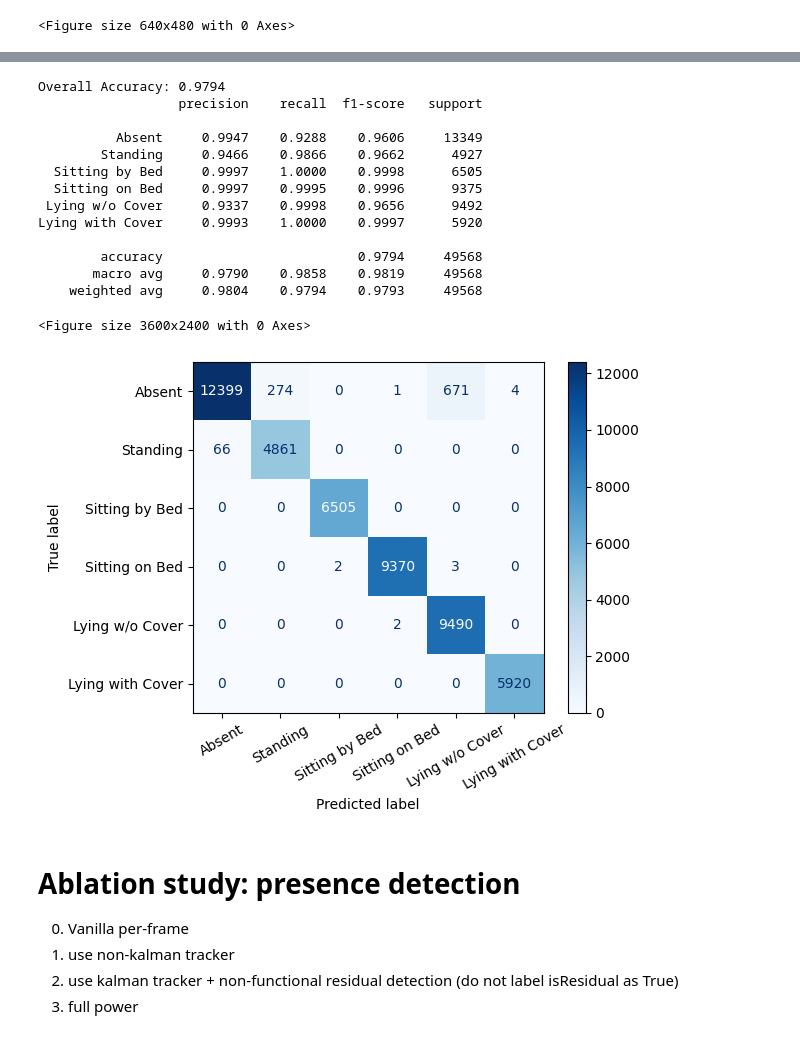
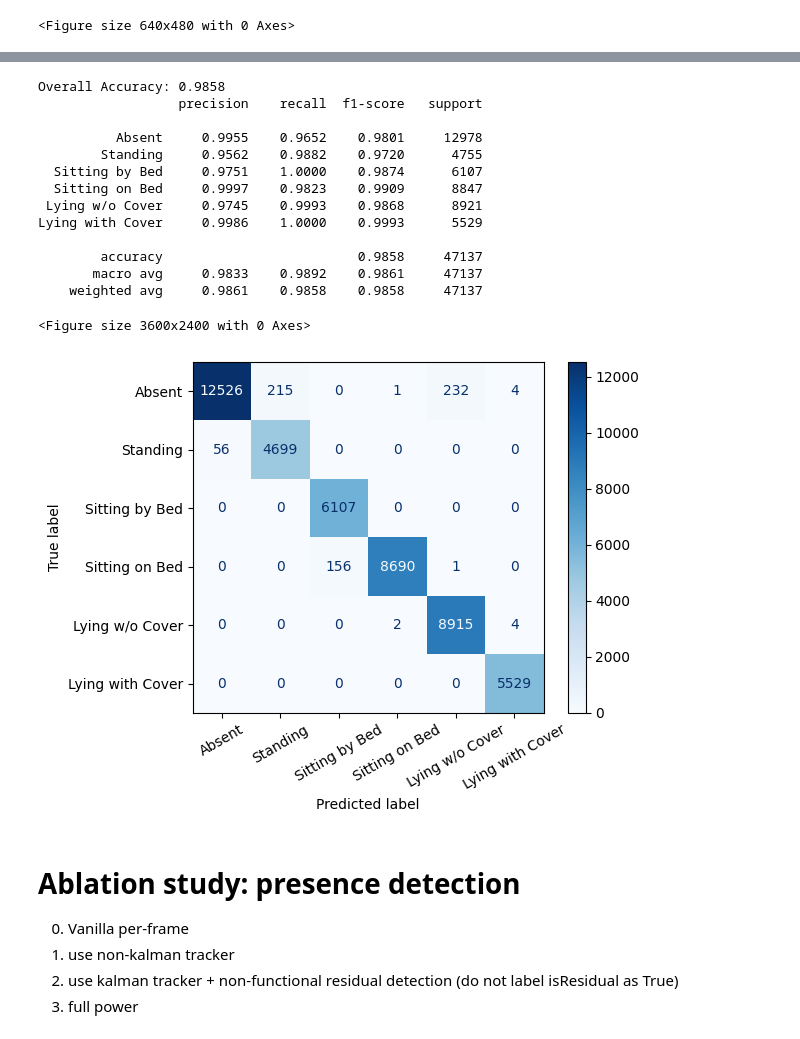
Before and after one commit to Myrmecos/FYP, a Jupyter notebook: src/experiments/experiment_heldout.ipynb, the cells around one changed output, grey strips where cells are left out. Saved outputs shown, nothing was run; the diff lists cells and outputs as text; code cells hidden in the pictures.

```diff
--- a/src/experiments/experiment_heldout.ipynb
+++ b/src/experiments/experiment_heldout.ipynb
@@ -526,10 +526,39 @@ if __name__ == "__main__":
     # tag = "nopostprocess_exp"
     k = 0.005
     corr = -0.75
-    test_inference(env, model_path=f'/Users/entomophile/Desktop/FYP/entry_exit_detection/presence_detection_workspace/weights/weights/posture_cnn_cross_casestudy_0419.pth', tag = tag, k = k, corr = corr, start_idx = 5000)
-    vis_results(env, tag)
-    # pipeline_gridsearch()
-    # test_users_inenv()
-    # test_users_crossenv()
-    # saved here: /Users/entomophile/Desktop/FYP/entry_exit_detection/presence_detection_workspace/output/previous/office0_sf_0_cross_user.json
+    # test_inference(env, model_path=f'/Users/entomophile/Desktop/FYP/entry_exit_detection/presence_detection_workspace/weights/weights/posture_cnn_cross_casestudy_0419.pth', tag = tag, k = k, corr = corr, start_idx = 5000)
+    # vis_results(env, tag)
+    # load json file: /Users/entomophile/Desktop/FYP/entry_exit_detection/presence_detection_workspace/output/previous/sleep_casestudy_case.json
+    filepath = f'/Users/entomophile/Desktop/FYP/entry_exit_detection/presence_detection_workspace/output/previous/{env}_{tag}.json'
+    with open(filepath, 'r') as f:
+        data = json.load(f)
+        results = data['results']
+    print(len(results))
+
+    import matplotlib.pyplot as plt
+    plt.figure(figsize=(18, 4))
+    # plot: instead of connecting adjacent time points with lines
+    # we only plot points w/o lines
+    # y labels: 0: absence; 1: presence, unclassified; 2: standing; 3: sitting by bed; 4: sitting on bed; 5: lying w/o cover; 6: lying with cover
+
+    # there is no "2" in label, remove it from the dataset entirely
+    for i in range(len(results)):
+        if results[i] >= 2:
+            results[i] = results[i] - 1
+
+    plt.scatter(range(len(results)), results, alpha = 0.002, s = 0.5)
+    # set text size
+    plt.xticks(fontsize=15)
+    plt.yticks(fontsize=15)
+    plt.yticks([0, 1, 2, 3, 4, 5], ['Absence', 'Standing', 'Sitting by Bed', 'Sitting on Bed', 'Lying w/o Cover', 'Lying with Cover'])
+    plt.xticks(range(0, len(results), 50000), ['0:00 a.m.', '1:30 a.m.', '3:00 a.m.', '4:30 a.m.', '6:00 a.m.'])
+    # count the number of 1, 2 between 25000 and 180000
+    # plt.xticks(range(0, len(results), 10000))
+    # count_1 = sum([1 for i in range(25000, 180000) if results[i] == 1])
+    # count_2 = sum([1 for i in range(25000, 180000) if results[i] == 2])
+    # count_3 = sum([1 for i in range(175000, 190000) if results[i] == 5])
+    # count_4 = sum([1 for i in range(55000, 70000) if results[i] == 4])
+    # count_5 = sum([1 for i in range(125000, 135000) if results[i] == 5])
+    # print(f"total correct counts: {1-(count_1 + count_2 + count_3 + count_4 + count_5)/len(results)}")
+    plt.savefig("sleep_casestudy_case.png", dpi=300)
 # %% [output]
@@ -977,7 +987,7 @@ plt.show()
 # draw confusion matrix
 gt = []
 pred = []
-file_names = ['office0_0_nopostprocess_exp', 'office0_2_nopostprocess_exp', 'office0_3_nopostprocess', 'office0_4_nopostprocess_exp', 'hall5_nopostprocess_exp', 'office1_0_nopostprocess_exp', 'office2_0_nopostprocess_exp', 'office0_sf_0_cross_user', 'hall5_cross_env']
+file_names = ['office0_0_nopostprocess_exp', 'office0_2_nopostprocess_exp', 'office0_3_nopostprocess', 'office0_4_nopostprocess_exp', 'hall5_nopostprocess_exp', 'office1_0_nopostprocess_exp', 'office2_0_nopostprocess_exp', 'office0_lcx_1_cross_user']
 
 for file_name in file_names:
     with open(f'/Users/entomophile/Desktop/FYP/entry_exit_detection/presence_detection_workspace/output/previous/{file_name}.json', 'r') as f:
@@ -997,44 +1007,44 @@ for file_name in file_names:
 from sklearn.metrics import confusion_matrix, ConfusionMatrixDisplay
 import matplotlib.pyplot as plt
 cm = confusion_matrix(gt, pred, labels=[0, 2, 3, 4, 5, 6])
 plt.figure(figsize=(36, 24))
 # adjust layout to make room for labels
 plt.subplots_adjust(left=0.5, bottom=0.5)
 
 # text sizes
 plt.rcParams.update({'font.size': 10})
 disp = ConfusionMatrixDisplay(confusion_matrix=cm, display_labels=['Absent', 'Standing', 'Sitting by Bed', 'Sitting on Bed', 'Lying w/o Cover', 'Lying with Cover'])
 disp.plot(cmap=plt.cm.Blues)
 # rotate x label by 45 degree
 plt.xticks(rotation=30)
 # plt.title("Confusion Matrix for Posture Classification (Detailed)")
 # save as pdf
 plt.tight_layout()
 plt.savefig("posture_classification_confusion_matrix.pdf") # figure cropped away the left and lower part. we adjust layout
 # print accuracy
 accuracy = sum([1 if p == g else 0 for p, g in zip(pred, gt)]) / len(gt)
 print(f"Overall Accuracy: {accuracy:.4f}")
 # print acc, precision, recall, f1 score of all classes
 from sklearn.metrics import classification_report
 # need 4 decimals for precision, recall, f1 score
 report = classification_report(gt, pred, labels=[0, 2, 3, 4, 5, 6], target_names=['Absent', 'Standing', 'Sitting by Bed', 'Sitting on Bed', 'Lying w/o Cover', 'Lying with Cover'], digits=4)
 print(report)
 # %% [output]
-Overall Accuracy: 0.9794
+Overall Accuracy: 0.9858
                   precision    recall  f1-score   support
 
-          Absent     0.9947    0.9288    0.9606     13349
-        Standing     0.9466    0.9866    0.9662      4927
-  Sitting by Bed     0.9997    1.0000    0.9998      6505
-  Sitting on Bed     0.9997    0.9995    0.9996      9375
- Lying w/o Cover     0.9337    0.9998    0.9656      9492
-Lying with Cover     0.9993    1.0000    0.9997      5920
+          Absent     0.9955    0.9652    0.9801     12978
+        Standing     0.9562    0.9882    0.9720      4755
+  Sitting by Bed     0.9751    1.0000    0.9874      6107
+  Sitting on Bed     0.9997    0.9823    0.9909      8847
+ Lying w/o Cover     0.9745    0.9993    0.9868      8921
+Lying with Cover     0.9986    1.0000    0.9993      5529
 
-        accuracy                         0.9794     49568
-       macro avg     0.9790    0.9858    0.9819     49568
-    weighted avg     0.9804    0.9794    0.9793     49568
+        accuracy                         0.9858     47137
+       macro avg     0.9833    0.9892    0.9861     47137
+    weighted avg     0.9861    0.9858    0.9858     47137
 <Figure size 3600x2400 with 0 Axes>
-[figure, old version]
+[figure, new version]
 # %% [markdown]
 # Ablation study: presence detection
 0. Vanilla per-frame
```
Also changed, not shown: parts of 7 cells of this notebook, 29 other files.
